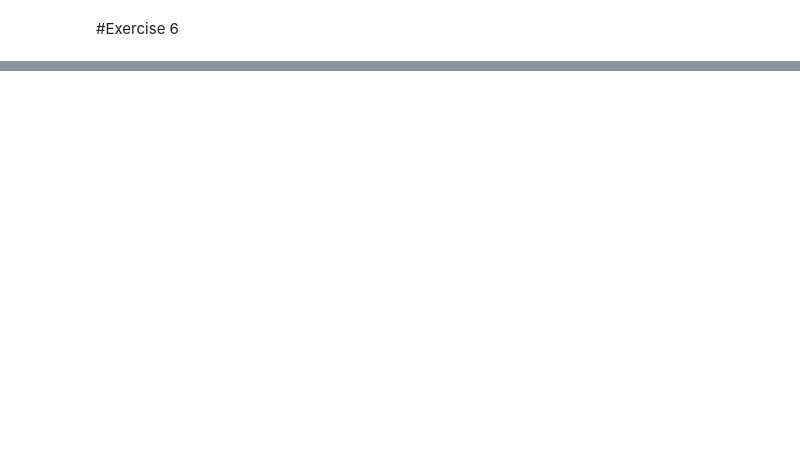
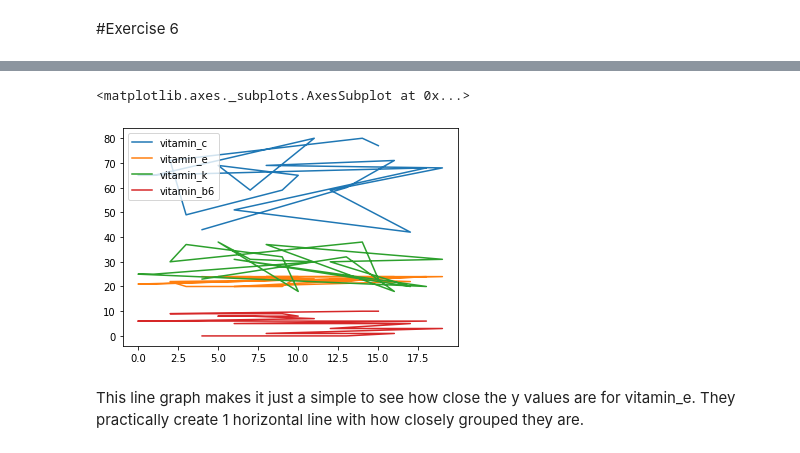
Before and after one commit to brighamband/cs180, a Jupyter notebook: Data Science Labs/Lab 3/lab3.ipynb, the cells around one changed output, grey strips where cells are left out. Cells and saved outputs as stored; diff of their text form; code cells hidden in the pictures; blank space fills up the shorter version.

```diff
--- a/Data Science Labs/Lab 3/lab3.ipynb
+++ b/Data Science Labs/Lab 3/lab3.ipynb
@@ -73,0 +331,7 @@ Name: Math, dtype: float64
+# %%
+subset_df.plot()
+# %% [output]
+<matplotlib.axes._subplots.AxesSubplot at 0x...>
+[figure, added]
+# %% [markdown]
+This line graph makes it just a simple to see how close the y values are for vitamin_e.  They practically create 1 horizontal line with how closely grouped they are.
```
Also changed, not shown: parts of 23 cells of this notebook.
